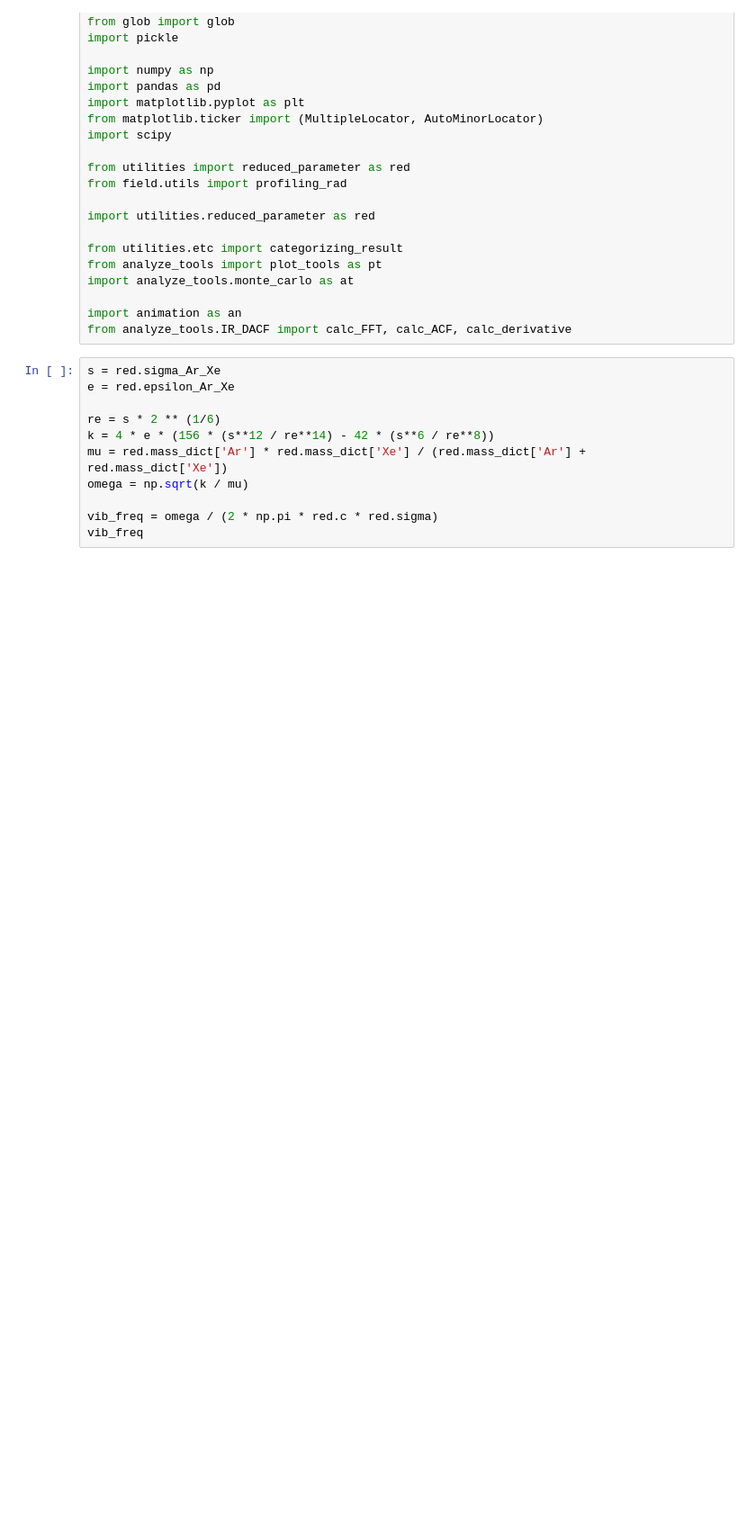
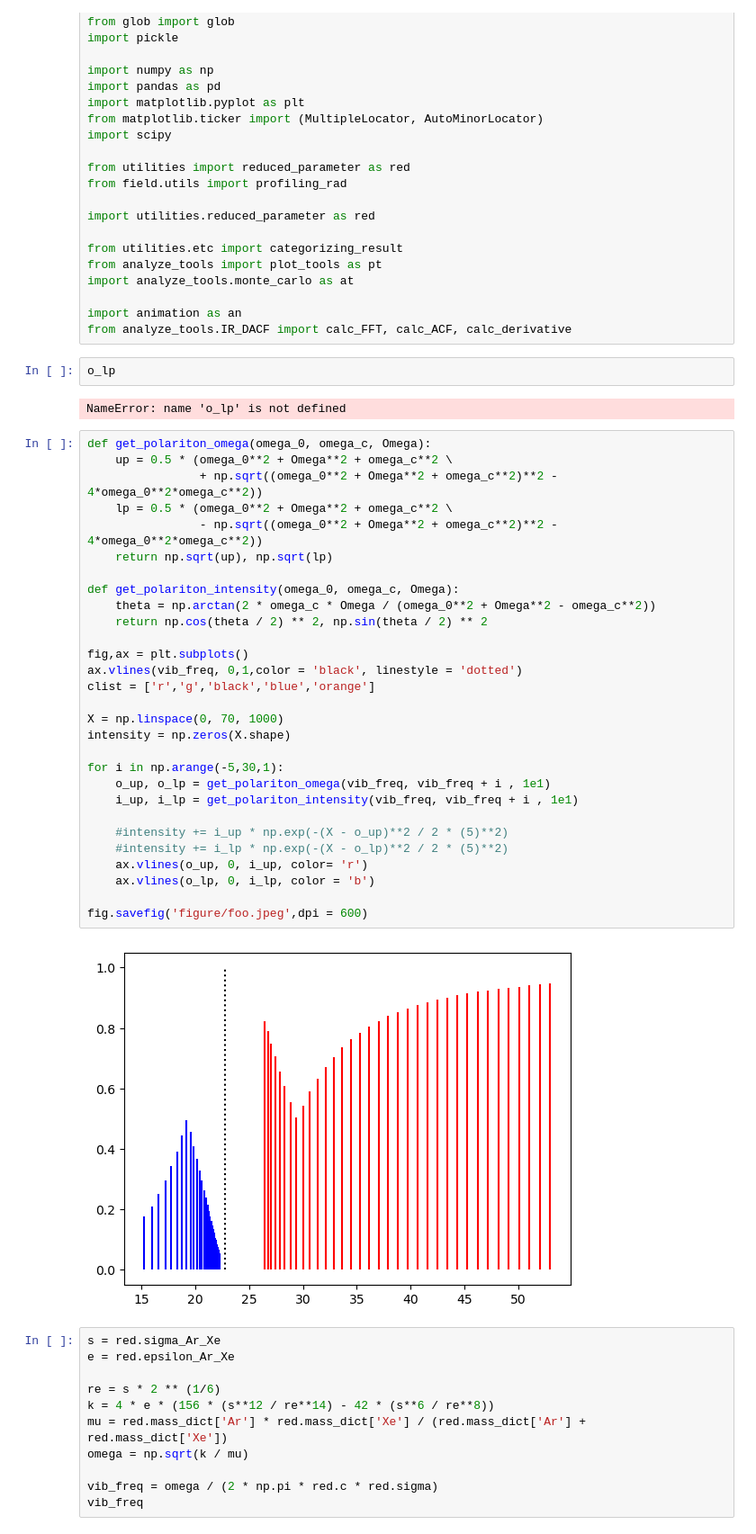
Before and after one commit to RibeiroGroup/Molecular-Dynamics-for-CIS, a Jupyter notebook: src/Plot-Copy1.ipynb, the cells around one changed output. Shown at 90% size. Drawn from its saved outputs; the diff is of its cells as text; blank space fills up the shorter version.

```diff
--- a/src/Plot-Copy1.ipynb
+++ b/src/Plot-Copy1.ipynb
@@ -24,6 +24,41 @@ import analyze_tools.monte_carlo as at
 
 import animation as an
 from analyze_tools.IR_DACF import calc_FFT, calc_ACF, calc_derivative
+# %%
+o_lp
+# %% [output]
+NameError: name 'o_lp' is not defined
+# %%
+def get_polariton_omega(omega_0, omega_c, Omega):
+    up = 0.5 * (omega_0**2 + Omega**2 + omega_c**2 \
+                + np.sqrt((omega_0**2 + Omega**2 + omega_c**2)**2 - 4*omega_0**2*omega_c**2))
+    lp = 0.5 * (omega_0**2 + Omega**2 + omega_c**2 \
+                - np.sqrt((omega_0**2 + Omega**2 + omega_c**2)**2 - 4*omega_0**2*omega_c**2))
+    return np.sqrt(up), np.sqrt(lp)
+
+def get_polariton_intensity(omega_0, omega_c, Omega):
+    theta = np.arctan(2 * omega_c * Omega / (omega_0**2 + Omega**2 - omega_c**2))
+    return np.cos(theta / 2) ** 2, np.sin(theta / 2) ** 2
+
+fig,ax = plt.subplots()
+ax.vlines(vib_freq, 0,1,color = 'black', linestyle = 'dotted')
+clist = ['r','g','black','blue','orange']
+
+X = np.linspace(0, 70, 1000)
+intensity = np.zeros(X.shape)
+
+for i in np.arange(-5,30,1):
+    o_up, o_lp = get_polariton_omega(vib_freq, vib_freq + i , 1e1)
+    i_up, i_lp = get_polariton_intensity(vib_freq, vib_freq + i , 1e1)
+
+    #intensity += i_up * np.exp(-(X - o_up)**2 / 2 * (5)**2)
+    #intensity += i_lp * np.exp(-(X - o_lp)**2 / 2 * (5)**2)
+    ax.vlines(o_up, 0, i_up, color= 'r')
+    ax.vlines(o_lp, 0, i_lp, color = 'b')
+
+fig.savefig('figure/foo.jpeg',dpi = 600)
+# %% [output]
+[figure, added]
 # %%
 s = red.sigma_Ar_Xe
 e = red.epsilon_Ar_Xe
```
Also changed, not shown: parts of 9 cells of this notebook, 2 other files.
